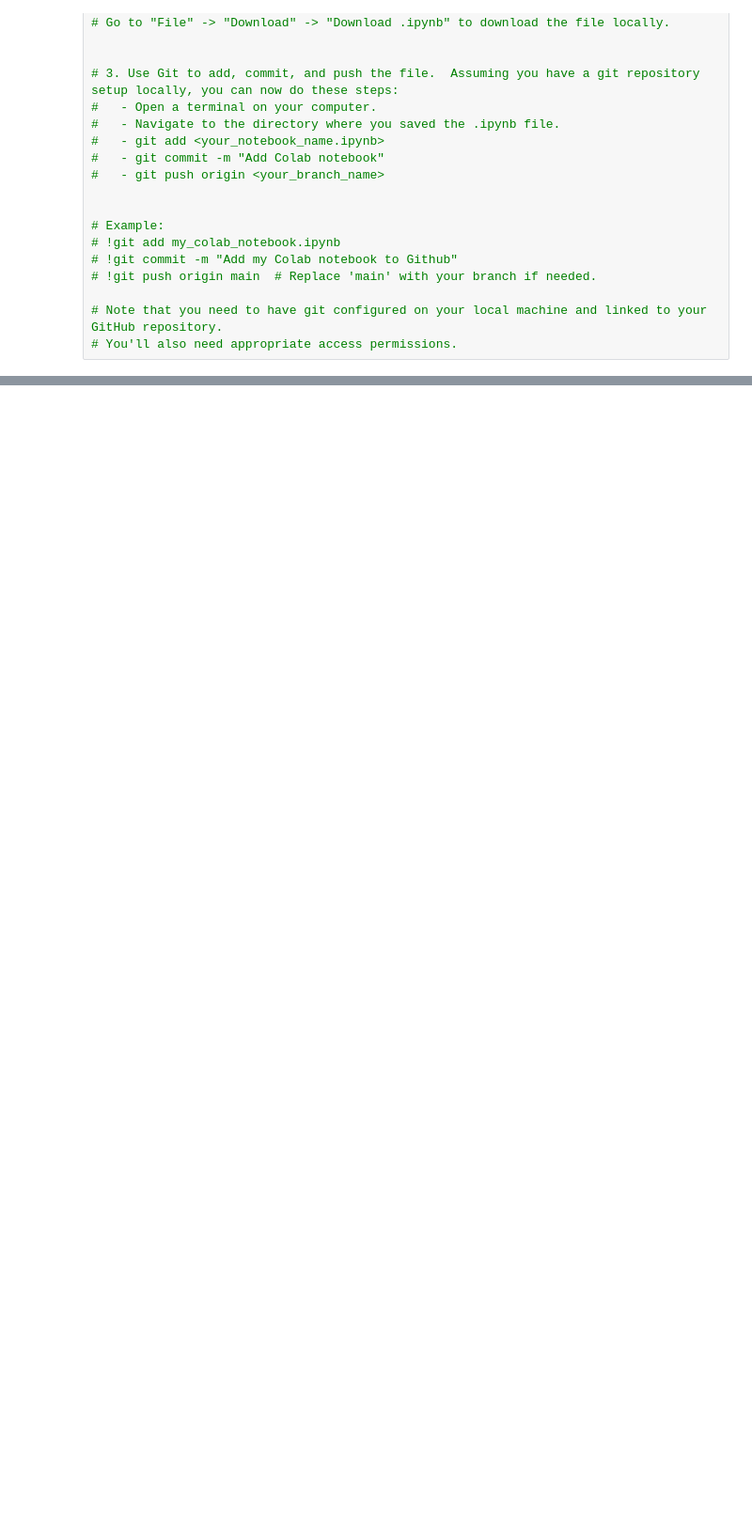
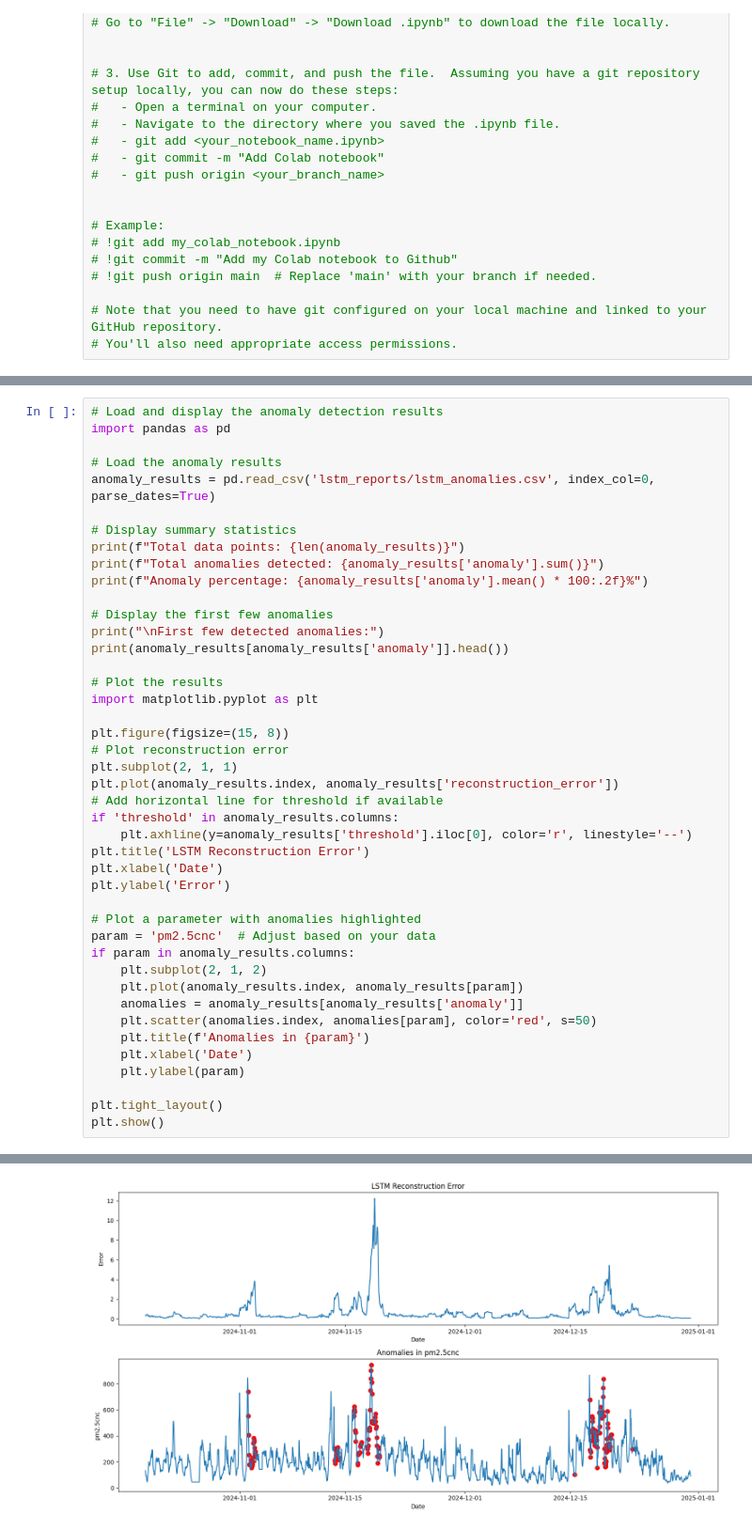
Before and after one commit to manyamule/WCEHackathon2025_Introspectors, a Jupyter notebook: LSTM_encoder.ipynb, the cells around one changed output, grey strips where cells are left out. Shown: that part at 94% size. Cells and saved outputs as stored; diff of their text form; blank space fills up the shorter version.

Commit message:
UPDATED lstm

```diff
--- a/LSTM_encoder.ipynb
+++ b/LSTM_encoder.ipynb
@@ -517,0 +639,44 @@ Epoch 17/50
+# %%
+# Load and display the anomaly detection results
+import pandas as pd
+
+# Load the anomaly results
+anomaly_results = pd.read_csv('lstm_reports/lstm_anomalies.csv', index_col=0, parse_dates=True)
+
+# Display summary statistics
+print(f"Total data points: {len(anomaly_results)}")
+print(f"Total anomalies detected: {anomaly_results['anomaly'].sum()}")
+print(f"Anomaly percentage: {anomaly_results['anomaly'].mean() * 100:.2f}%")
+
+# Display the first few anomalies
+print("\nFirst few detected anomalies:")
+print(anomaly_results[anomaly_results['anomaly']].head())
+
+# Plot the results
+import matplotlib.pyplot as plt
+
+plt.figure(figsize=(15, 8))
+# Plot reconstruction error
+plt.subplot(2, 1, 1)
+plt.plot(anomaly_results.index, anomaly_results['reconstruction_error'])
+# Add horizontal line for threshold if available
+if 'threshold' in anomaly_results.columns:
+    plt.axhline(y=anomaly_results['threshold'].iloc[0], color='r', linestyle='--')
+plt.title('LSTM Reconstruction Error')
+plt.xlabel('Date')
+plt.ylabel('Error')
+
+# Plot a parameter with anomalies highlighted
+param = 'pm2.5cnc'  # Adjust based on your data
+if param in anomaly_results.columns:
+    plt.subplot(2, 1, 2)
+    plt.plot(anomaly_results.index, anomaly_results[param])
+    anomalies = anomaly_results[anomaly_results['anomaly']]
+    plt.scatter(anomalies.index, anomalies[param], color='red', s=50)
+    plt.title(f'Anomalies in {param}')
+    plt.xlabel('Date')
+    plt.ylabel(param)
+
+plt.tight_layout()
+plt.show()
+# %% [output]
@@ -517,0 +695 @@ Epoch 17/50
+[figure, added]
```
Also changed, not shown: parts of 3 cells of this notebook.
